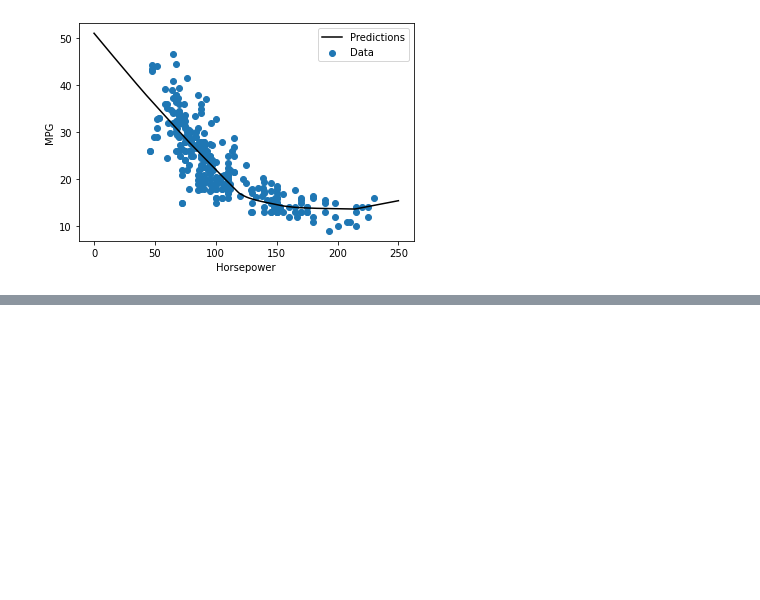
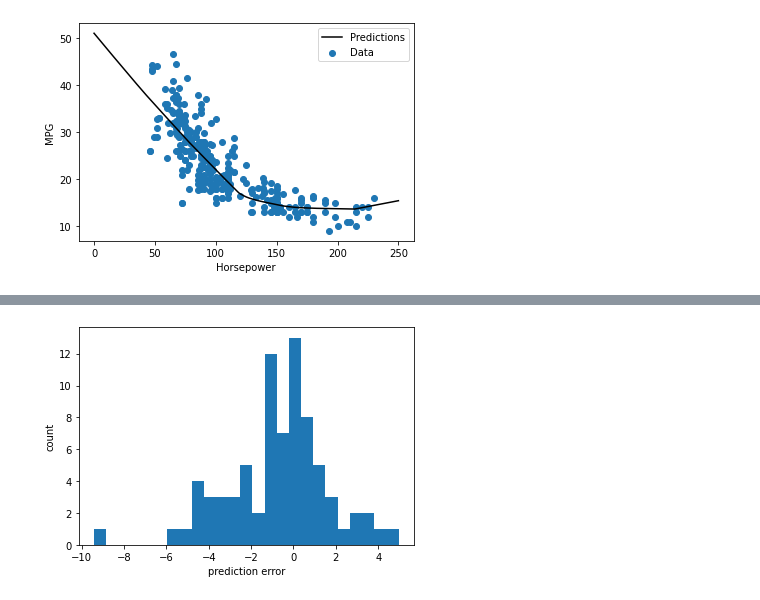
Before and after one commit to jeongdonguk/Tutorial-2.ML-basic-with-Keras-for-Beginner, a Jupyter notebook: 4.Regression/Regression-Predict fuel efficiency.ipynb, the cells around one changed output, grey strips where cells are left out. Cells and saved outputs as stored; diff of their text form; code cells hidden in the pictures; blank space fills up the shorter version.

```diff
--- a/4.Regression/Regression-Predict fuel efficiency.ipynb
+++ b/4.Regression/Regression-Predict fuel efficiency.ipynb
@@ -334,0 +395,8 @@ test_rs['dnn_horsepower_model'] = dnn_horsepower_model.evaluate(test_features['H
+# %%
+error = test_pred - test_labels
+plt.hist(error, bins=25)
+plt.xlabel('prediction error')
+plt.ylabel('count')
+plt.show()
+# %% [output]
+[figure, added]
```
Also changed, not shown: parts of 7 cells of this notebook.
